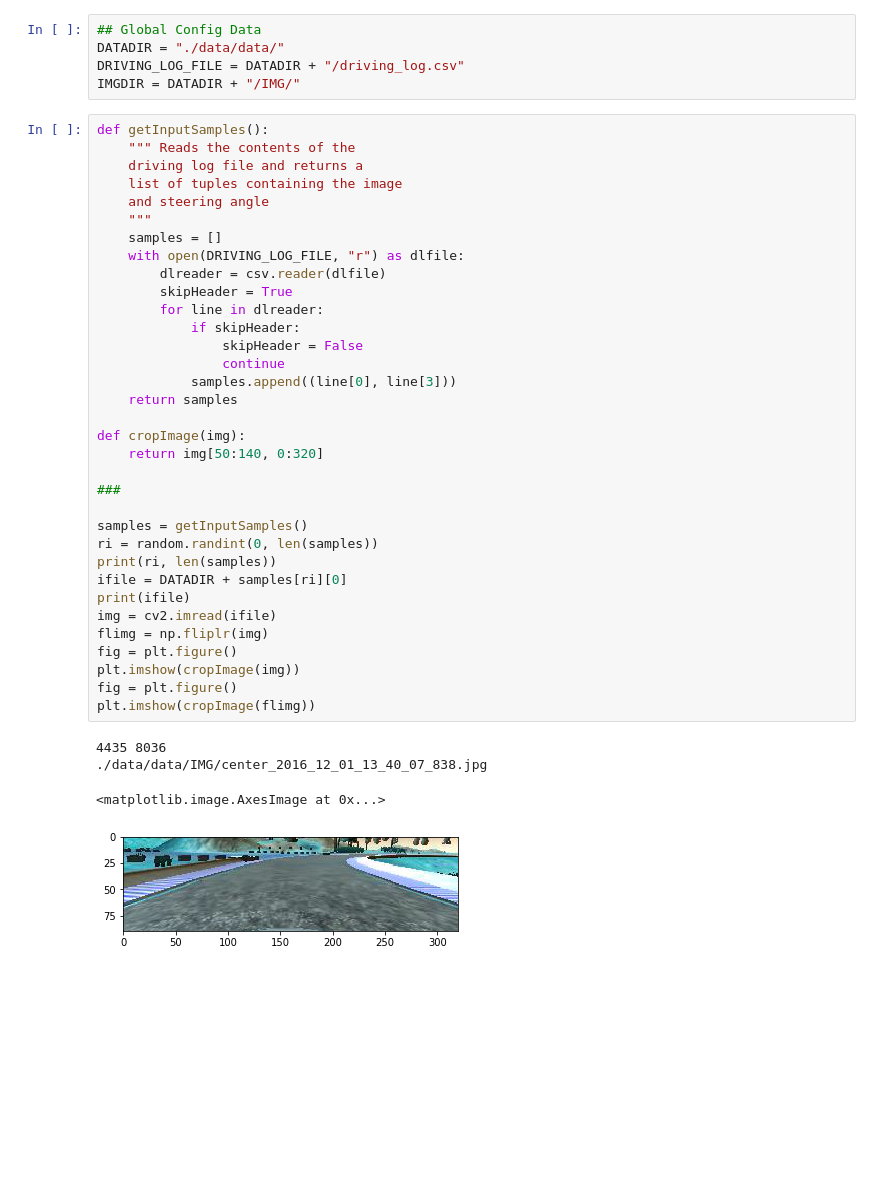
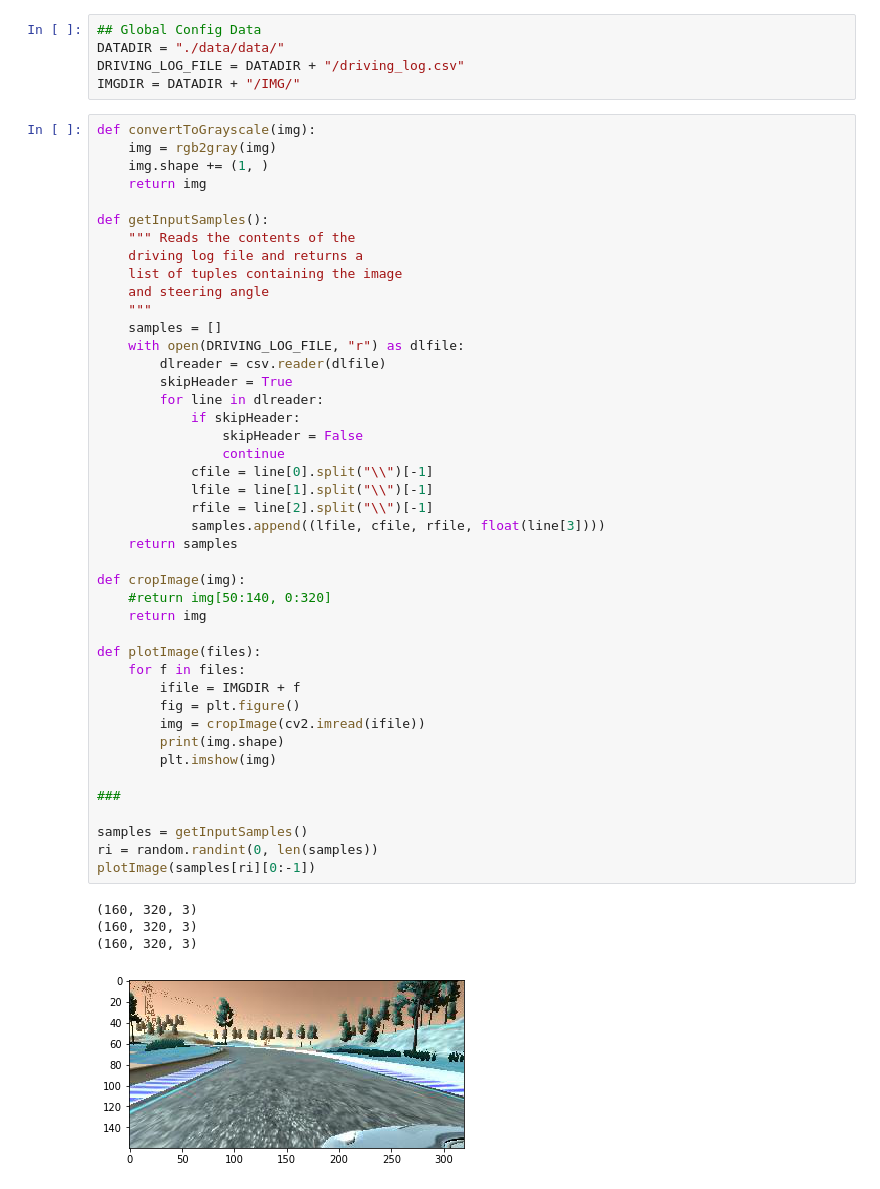
Before and after one commit to mukilk7/CarND-Behavioral-Cloning-P3, a Jupyter notebook: play.ipynb, the cells around one changed output. Cells and saved outputs as stored; diff of their text form; blank space fills up the shorter version.

```diff
--- a/play.ipynb
+++ b/play.ipynb
@@ -27,41 +32,50 @@ DATADIR = "./data/data/"
 DRIVING_LOG_FILE = DATADIR + "/driving_log.csv"
 IMGDIR = DATADIR + "/IMG/"
 # %%
+def convertToGrayscale(img):
+    img = rgb2gray(img)
+    img.shape += (1, )
+    return img
+
 def getInputSamples():
     """ Reads the contents of the
     driving log file and returns a
     list of tuples containing the image
     and steering angle
     """
     samples = []
     with open(DRIVING_LOG_FILE, "r") as dlfile:
         dlreader = csv.reader(dlfile)
         skipHeader = True
         for line in dlreader:
             if skipHeader:
                 skipHeader = False
                 continue
-            samples.append((line[0], line[3]))
+            cfile = line[0].split("\\")[-1]
+            lfile = line[1].split("\\")[-1]
+            rfile = line[2].split("\\")[-1]
+            samples.append((lfile, cfile, rfile, float(line[3])))
     return samples
 
 def cropImage(img):
-    return img[50:140, 0:320]
+    #return img[50:140, 0:320]
+    return img
+
+def plotImage(files):
+    for f in files:
+        ifile = IMGDIR + f
+        fig = plt.figure()
+        img = cropImage(cv2.imread(ifile))
+        print(img.shape)
+        plt.imshow(img)
 
 ###
 
 samples = getInputSamples()
 ri = random.randint(0, len(samples))
-print(ri, len(samples))
-ifile = DATADIR + samples[ri][0]
-print(ifile)
-img = cv2.imread(ifile)
-flimg = np.fliplr(img)
-fig = plt.figure()
-plt.imshow(cropImage(img))
-fig = plt.figure()
-plt.imshow(cropImage(flimg))
+plotImage(samples[ri][0:-1])
 # %% [output]
-4435 8036
-./data/data/IMG/center_2016_12_01_13_40_07_838.jpg
+(160, 320, 3)
+(160, 320, 3)
+(160, 320, 3)
-<matplotlib.image.AxesImage at 0x...>
-[figure, old version]
+[figure, new version]
```
Also changed, not shown: parts of 2 cells of this notebook, 2 other files.
